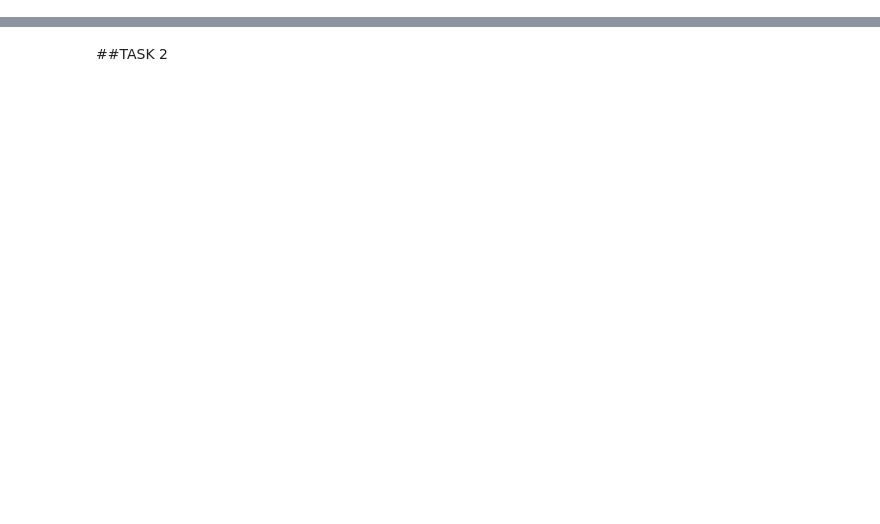
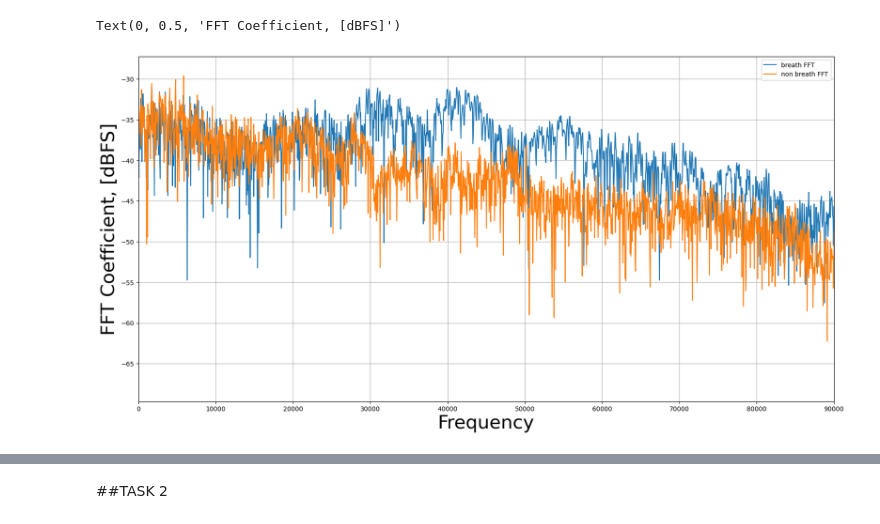
Before and after one commit to bpmasters/asa-challenge-24, a Jupyter notebook: asa-challenge-24.ipynb, the cells around one changed output, grey strips where cells are left out. Cells and saved outputs as stored; diff of their text form; code cells hidden in the pictures; blank space fills up the shorter version.

```diff
--- a/asa-challenge-24.ipynb
+++ b/asa-challenge-24.ipynb
@@ -33,0 +32,21 @@ float32
+# %%
+N = len(h1[int(2.2*fs):int(2.22*fs)])
+T = 1/fs
+yf = scipy.fftpack.fft(h1[int(2.2*fs):int(2.22*fs)])
+xf = np.linspace(0.0, 1.0/(2.0*T), N//2)
+
+fig, ax = plt.subplots(figsize = (20,10))
+ax.plot(xf, 10*np.log10(2.0/N * np.abs(yf[:N//2])), label = 'breath FFT')
+plt.xlim(0,90e3)
+N = len(h1[int(2.5*fs):int(2.52*fs)])
+T = 1/fs
+yf = scipy.fftpack.fft(h1[int(2.5*fs):int(2.52*fs)])
+xf = np.linspace(0.0, 1.0/(2.0*T), N//2)
+ax.plot(xf, 10*np.log10(2.0/N * np.abs(yf[:N//2])), label = 'non breath FFT')
+plt.legend()
+plt.grid()
+plt.xlabel('Frequency', fontsize = 30)
+plt.ylabel('FFT Coefficient, [dBFS]', fontsize = 30)
+# %% [output]
+Text(0, 0.5, 'FFT Coefficient, [dBFS]')
+[figure, added]
```
Also changed, not shown: parts of 12 cells of this notebook.
